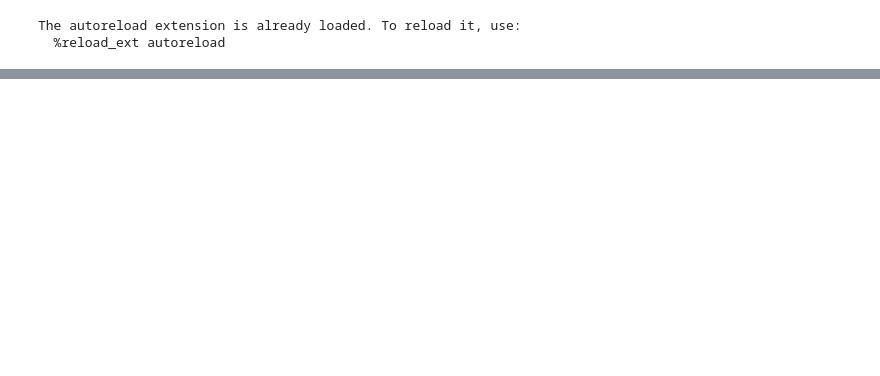
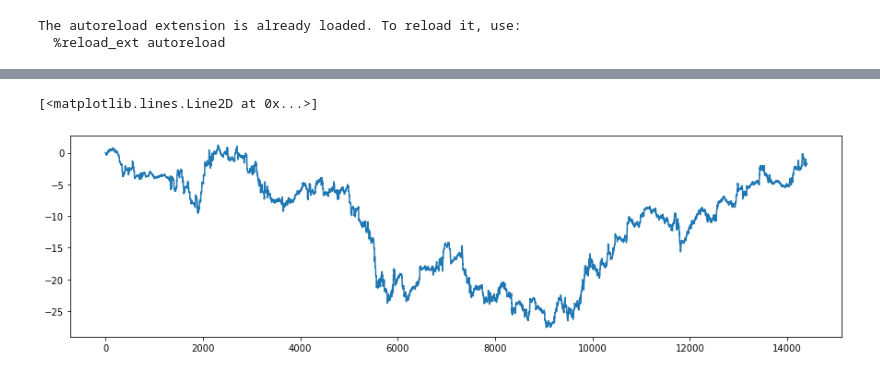
Before and after one commit to lucasblt/trading-session-gym, a Jupyter notebook: running_tests.ipynb, the cells around one changed output, grey strips where cells are left out. Cells and saved outputs as stored; diff of their text form; code cells hidden in the pictures; blank space fills up the shorter version.

```diff
--- a/running_tests.ipynb
+++ b/running_tests.ipynb
@@ -47,0 +69,7 @@ plt.plot(holdings_quantity[:,250])
+# %%
+rewards_accu = np.add.accumulate(rewards)
+fig = plt.figure(figsize = [15,4])
+plt.plot(rewards_accu)
+# %% [output]
+[<matplotlib.lines.Line2D at 0x...>]
+[figure, added]
```
Also changed, not shown: parts of 6 cells of this notebook, 5 other files.
